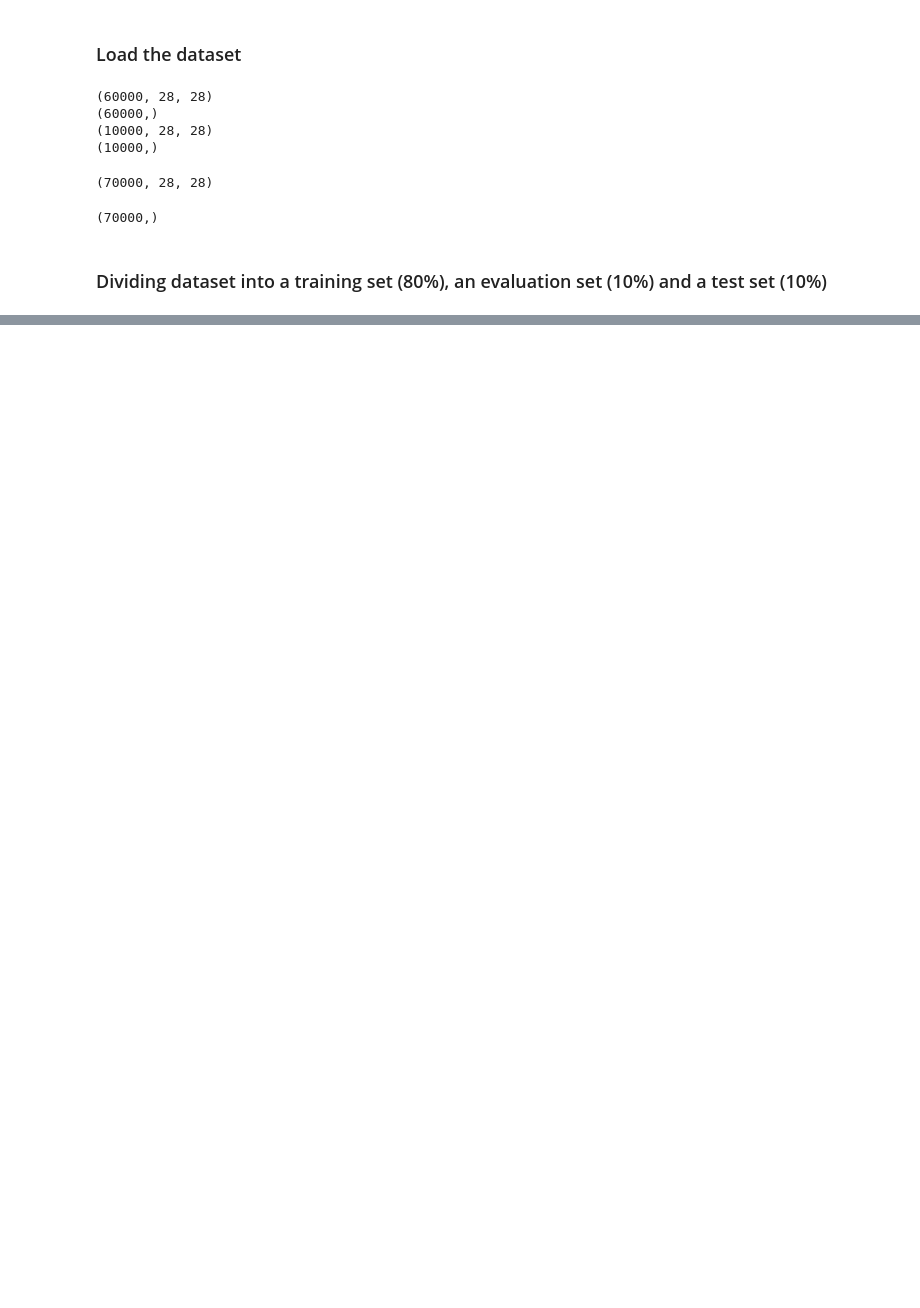
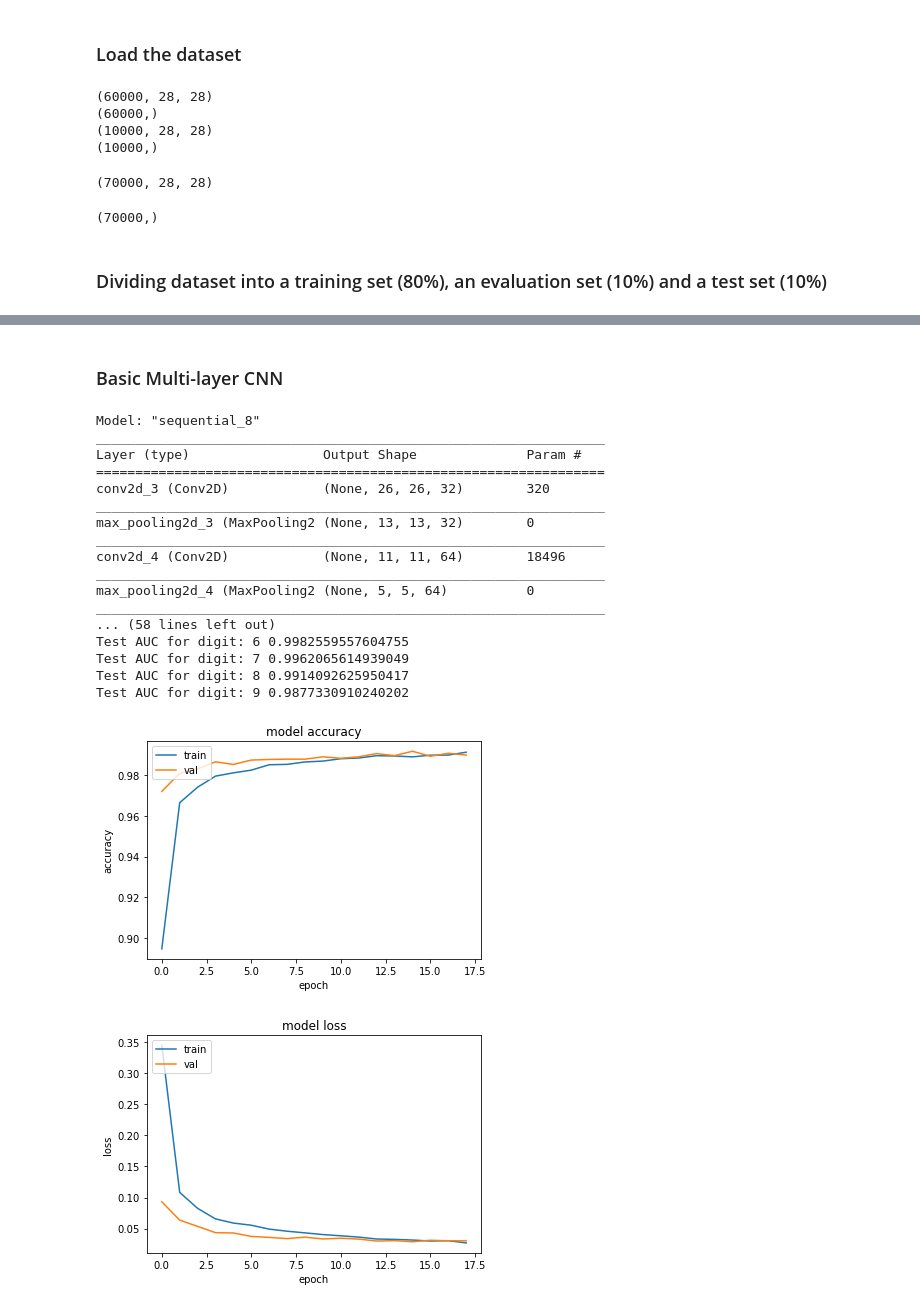
Before and after one commit to ColdBacon/Digit-recognizer, a Jupyter notebook: MNIST_Recognizer.ipynb, the cells around one changed output, grey strips where cells are left out. Drawn from its saved outputs; the diff is of its cells as text; code cells hidden in the pictures; blank space fills up the shorter version.

```diff
--- a/MNIST_Recognizer.ipynb
+++ b/MNIST_Recognizer.ipynb
@@ -61,12 +147,36 @@ es = keras.callbacks.EarlyStopping(monitor='val_accuracy', mode='max', verbose=1
+# %% [markdown]
+### Basic Multi-layer CNN
 # %%
- model = keras.Sequential([
-     layers.Conv2D(32, (3,3), activation="relu", input_shape=(28,28,1)),
-     layers.MaxPooling2D (2,2),
+model = keras.Sequential([
+    layers.Conv2D(32, (3,3), activation="relu", input_shape=(28,28,1)),
+    layers.MaxPooling2D (2,2),
+    layers.Conv2D(64, (3,3), activation="relu"),
+    layers.MaxPooling2D (2,2),
 
     layers.Flatten(),
-    layers.Dense(256, activation="relu"),
-    layers.Dropout(.25),
+    layers.Dropout(.5),
     layers.Dense(10, activation="softmax")
 ])
-
-model.compile(optimizer="adam", loss="categorical_crossentropy", metrics=['accuracy'])
+model.summary()
+#model.compile(optimizer="adam", loss="categorical_crossentropy", metrics=['accuracy'])
+predict_model(model, [es], epochs=100)
+# %% [output]
+Model: "sequential_8"
+_________________________________________________________________
+Layer (type)                 Output Shape              Param #
+=================================================================
+conv2d_3 (Conv2D)            (None, 26, 26, 32)        320
+_________________________________________________________________
+max_pooling2d_3 (MaxPooling2 (None, 13, 13, 32)        0
+_________________________________________________________________
+conv2d_4 (Conv2D)            (None, 11, 11, 64)        18496
+_________________________________________________________________
+max_pooling2d_4 (MaxPooling2 (None, 5, 5, 64)          0
+_________________________________________________________________
+... (58 lines left out)
+Test AUC for digit: 6 0.9982559557604755
+Test AUC for digit: 7 0.9962065614939049
+Test AUC for digit: 8 0.9914092625950417
+Test AUC for digit: 9 0.9877330910240202
+[figure, added]
+[figure, added]
```
Also changed, not shown: parts of 21 cells of this notebook.
